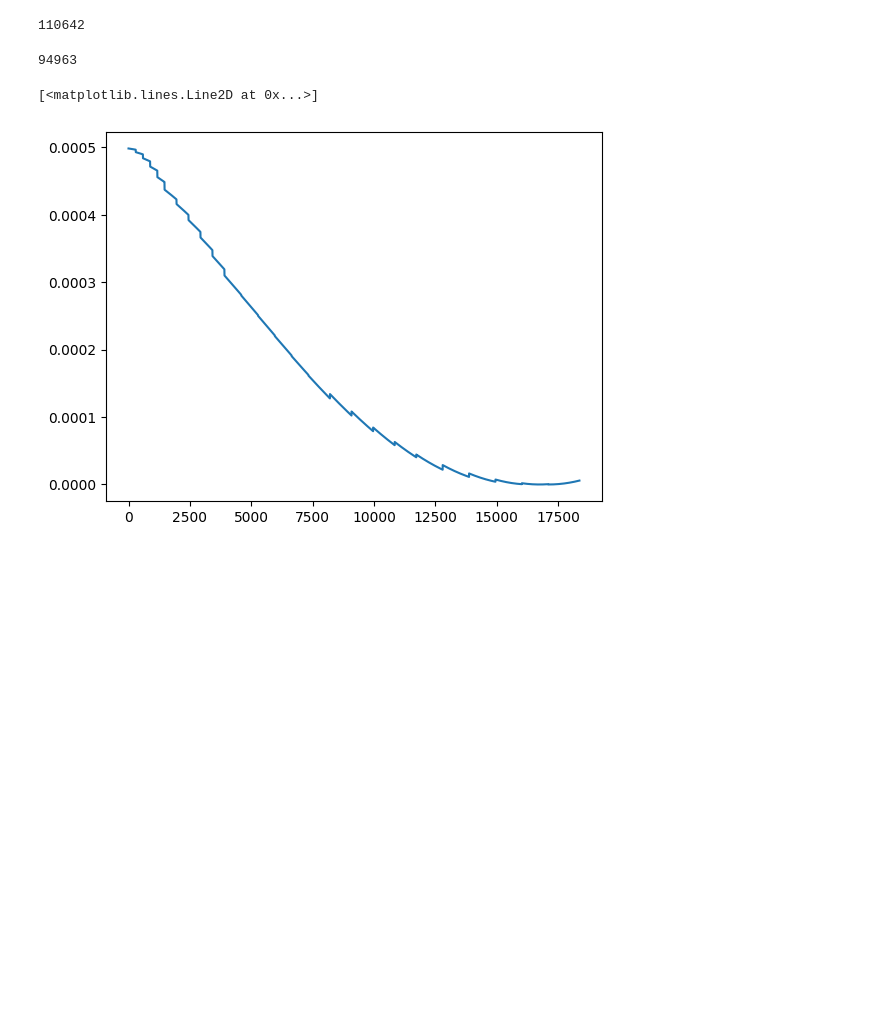
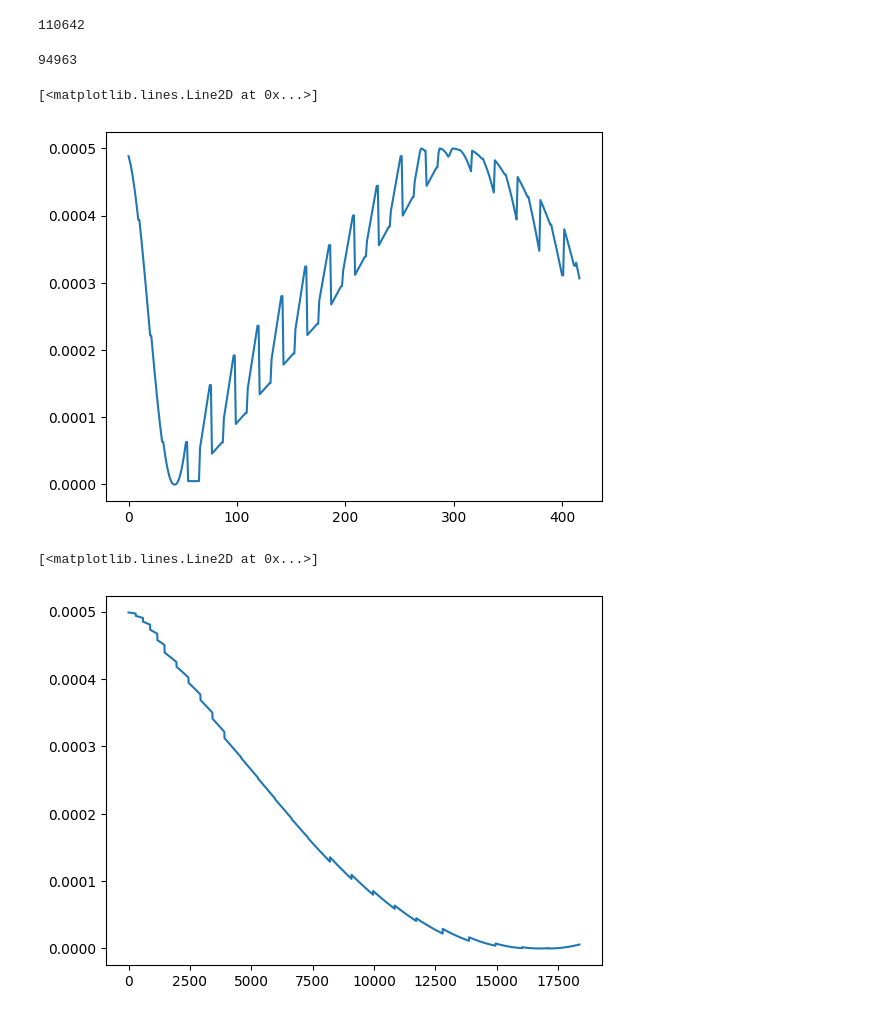
Before and after one commit to HangerYang/RoCLIP, a Jupyter notebook: CyCLIP/evaluation.ipynb, the cells around one changed output. Drawn from its saved outputs; the diff is of its cells as text; code cells hidden in the pictures; blank space fills up the shorter version.

```diff
--- a/CyCLIP/evaluation.ipynb
+++ b/CyCLIP/evaluation.ipynb
@@ -192,18 +179,22 @@ for line in Lines:
         # print(cross_modal)
         learn_rate_inmodal.append(float(line.strip()[-11:]))
 # %%
-file1 = open('logs_mine/1M_every_poison_baseline/output.log', 'r')
+file1 = open("logs/trial_1M_aug_lr/output.log", 'r')
 Lines = file1.readlines()
 
 
 learn_rate = []
 # learn_rate_crossmodal = []
 # Strips the newline character
 for line in Lines:
     a = re.search("Learning Rate:", line)
     if a:
         learn_rate.append(float(line.strip()[-11:]))
         # print(line.strip()[-11:])
+plt.plot(learn_rate)
+# %% [output]
+[<matplotlib.lines.Line2D at 0x...>]
+[figure, added]
 # %%
 def cosine_scheduler_mock(base_lr, post_lr, num_warmup_steps, total_steps):
     def _scheduler(current_step, lr_adjust=False):
```
Also changed, not shown: parts of 3 cells of this notebook, 3 other files.
